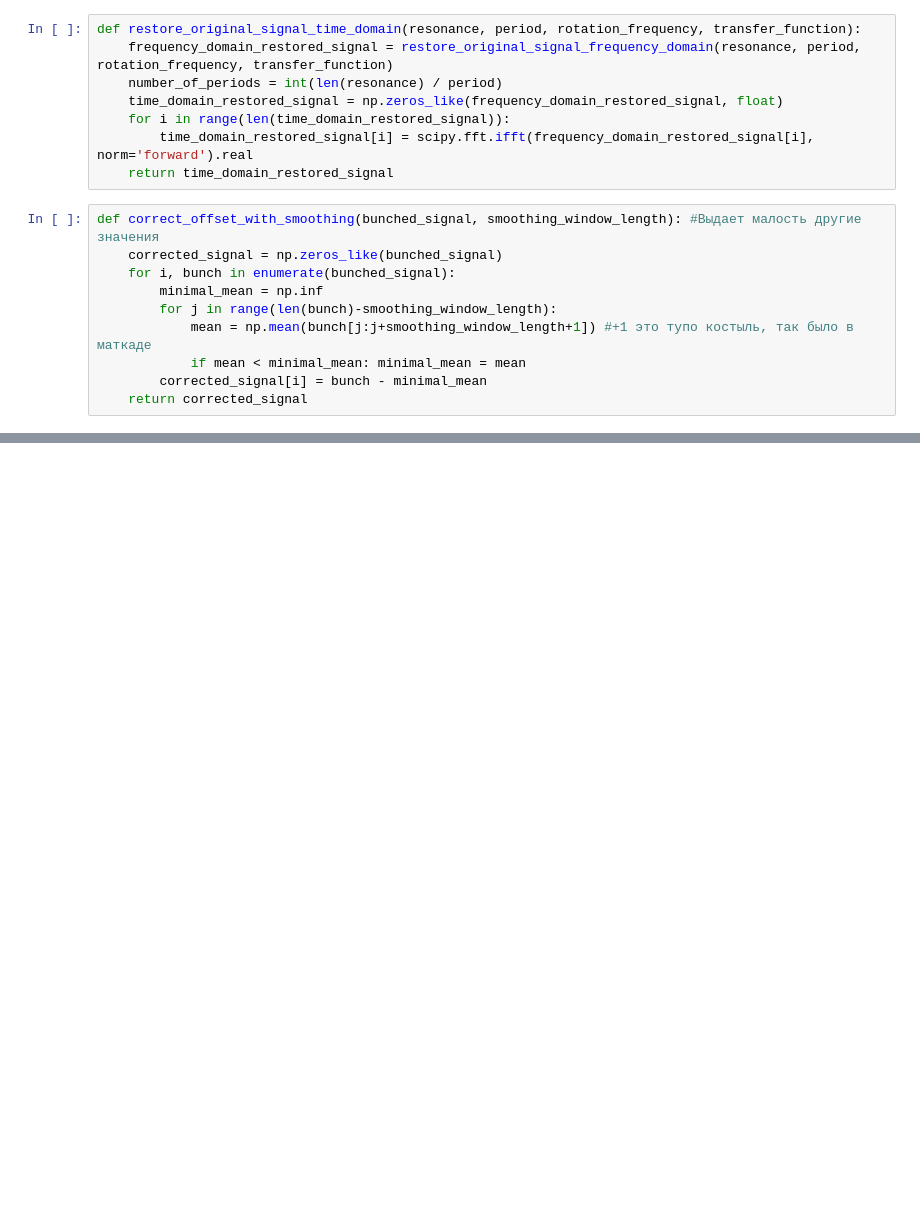
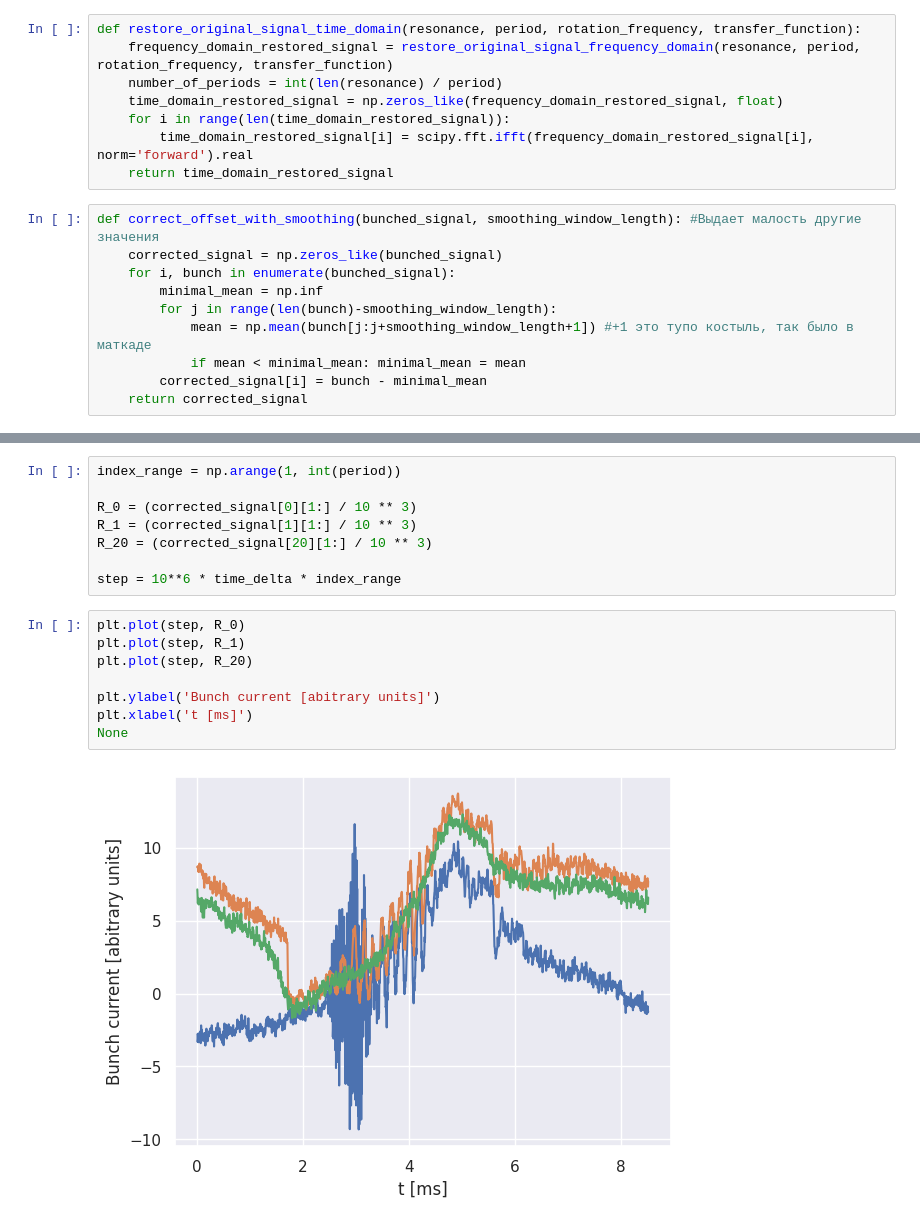
Before and after one commit to settlermine/jinr_practice, a Jupyter notebook: settlermine.ipynb, the cells around one changed output, grey strips where cells are left out. Saved outputs shown, nothing was run; the diff lists cells and outputs as text; blank space fills up the shorter version.

```diff
--- a/settlermine.ipynb
+++ b/settlermine.ipynb
@@ -654,0 +684,18 @@ def correct_offset_with_smoothing(bunched_signal, smoothing_window_length): #В
+# %%
+index_range = np.arange(1, int(period))
+
+R_0 = (corrected_signal[0][1:] / 10 ** 3)
+R_1 = (corrected_signal[1][1:] / 10 ** 3)
+R_20 = (corrected_signal[20][1:] / 10 ** 3)
+
+step = 10**6 * time_delta * index_range
+# %%
+plt.plot(step, R_0)
+plt.plot(step, R_1)
+plt.plot(step, R_20)
+
+plt.ylabel('Bunch current [abitrary units]')
+plt.xlabel('t [ms]')
+None
+# %% [output]
+[figure, added]
```
Also changed, not shown: parts of 12 cells of this notebook.
